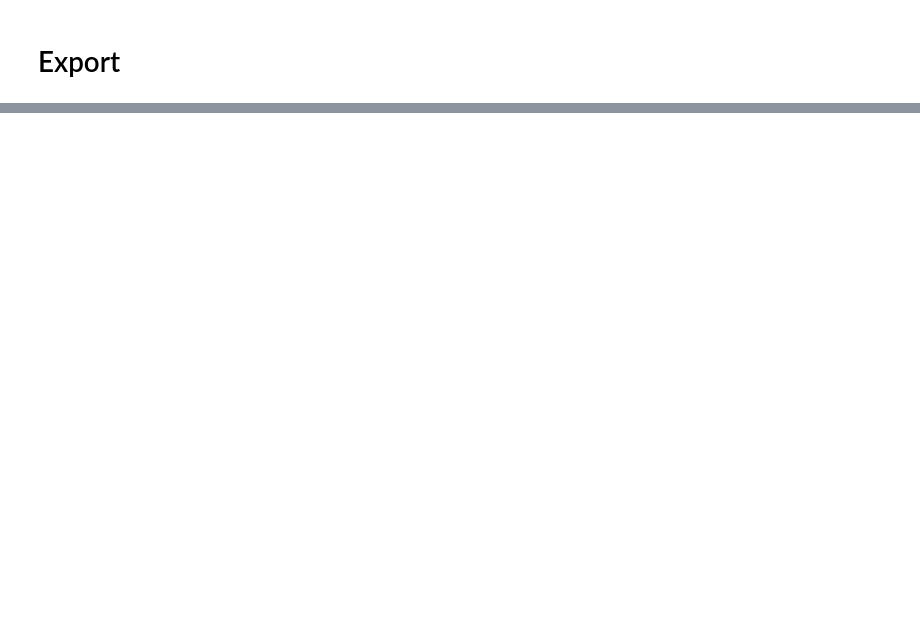
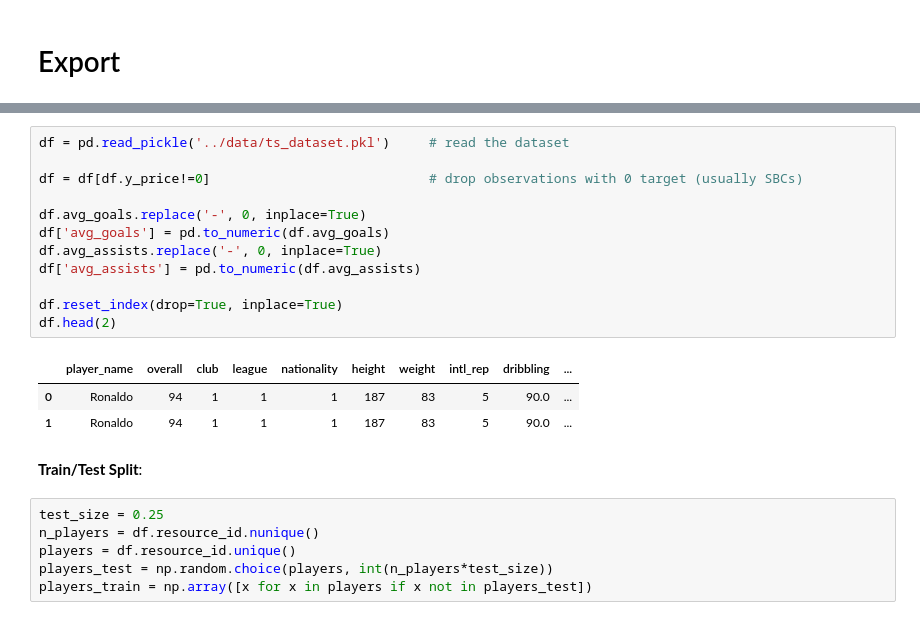
Before and after one commit to cvaf/fut, a Jupyter notebook: TS/data_processing.ipynb, the cells around one changed output, grey strips where cells are left out. Cells and saved outputs as stored; diff of their text form; blank space fills up the shorter version.

```diff
--- a/TS/data_processing.ipynb
+++ b/TS/data_processing.ipynb
@@ -180,0 +227,24 @@ df.to_csv('ts_dataset.csv')
+# %%
+df = pd.read_pickle('../data/ts_dataset.pkl')     # read the dataset
+
+df = df[df.y_price!=0]                            # drop observations with 0 target (usually SBCs)
+
+df.avg_goals.replace('-', 0, inplace=True)
+df['avg_goals'] = pd.to_numeric(df.avg_goals)
+df.avg_assists.replace('-', 0, inplace=True)
+df['avg_assists'] = pd.to_numeric(df.avg_assists)
+
+df.reset_index(drop=True, inplace=True)
+df.head(2)
+# %% [output]
+|  | player_name | overall | club | league | nationality | height | weight | intl_rep | dribbling | ... |
+| 0 | Ronaldo | 94 | 1 | 1 | 1 | 187 | 83 | 5 | 90.0 | ... |
+| 1 | Ronaldo | 94 | 1 | 1 | 1 | 187 | 83 | 5 | 90.0 | ... |
+# %% [markdown]
+**Train/Test Split**:
+# %%
+test_size = 0.25
+n_players = df.resource_id.nunique()
+players = df.resource_id.unique()
+players_test = np.random.choice(players, int(n_players*test_size))
+players_train = np.array([x for x in players if x not in players_test])
```
Also changed, not shown: parts of 29 cells of this notebook.
